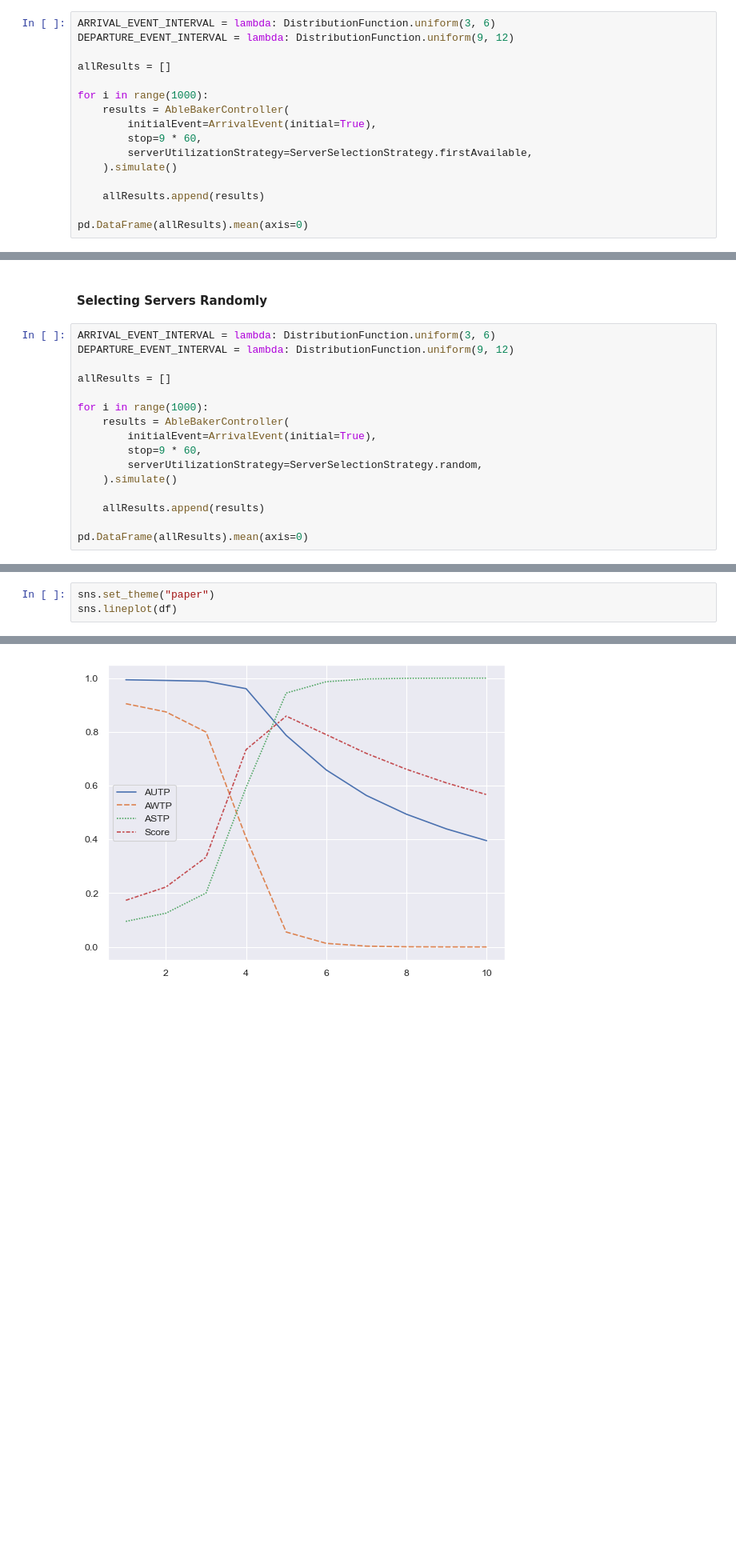
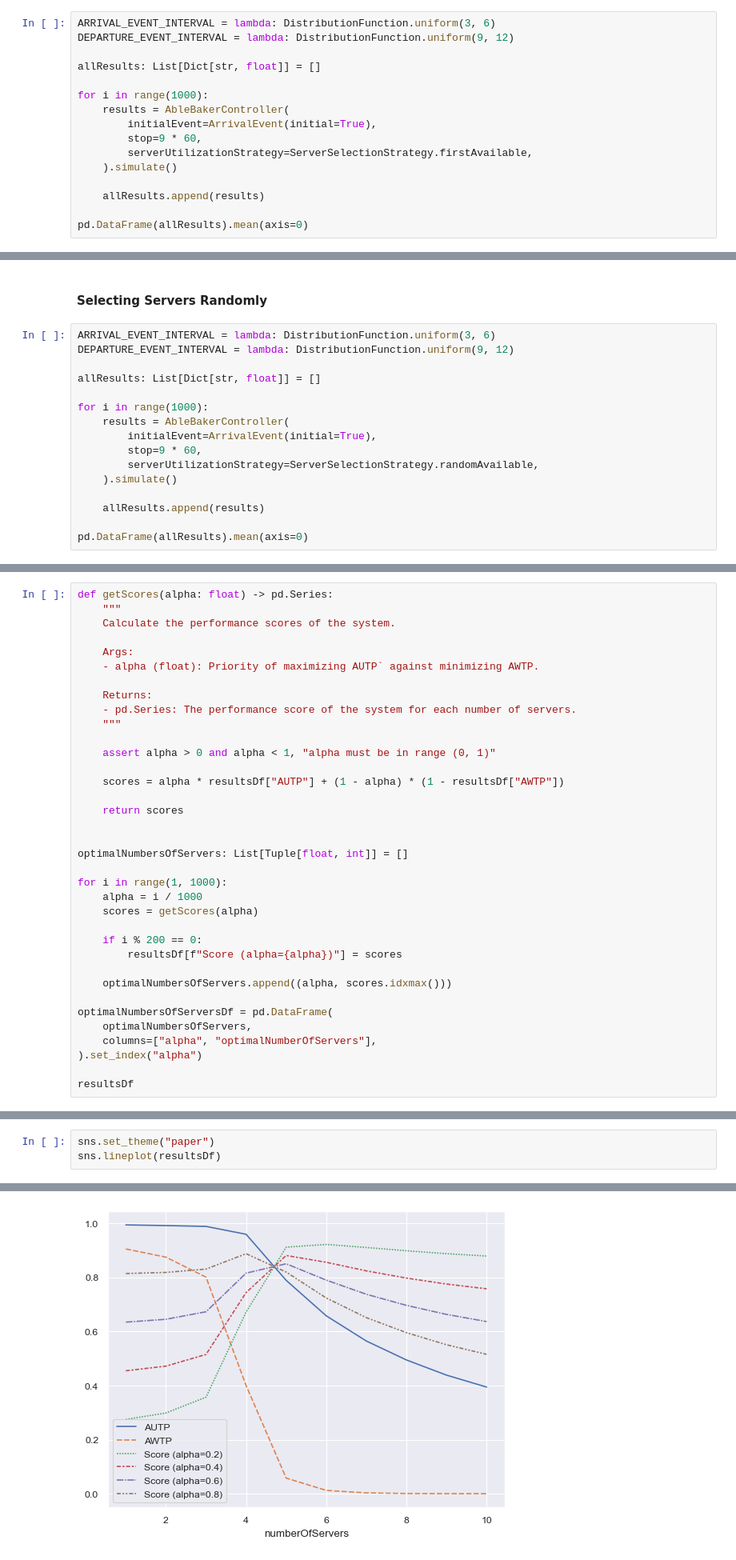
Before and after one commit to Hawmex/aut_principles_of_simulation, a Jupyter notebook: Class Assignments/assignment1_answer.ipynb, the cells around one changed output, grey strips where cells are left out. Shown at 80% size. Drawn from its saved outputs; the diff is of its cells as text; blank space fills up the shorter version.

Commit message:
improve results and fix typos

```diff
--- a/Class Assignments/assignment1_answer.ipynb
+++ b/Class Assignments/assignment1_answer.ipynb
@@ -382,7 +386,7 @@ provides insights into various performance metrics of the system.
 ARRIVAL_EVENT_INTERVAL = lambda: DistributionFunction.uniform(3, 6)
 DEPARTURE_EVENT_INTERVAL = lambda: DistributionFunction.uniform(9, 12)
 
-allResults = []
+allResults: List[Dict[str, float]] = []
 
 for i in range(1000):
     results = AbleBakerController(
@@ -406,13 +410,13 @@ dtype: float64
 ARRIVAL_EVENT_INTERVAL = lambda: DistributionFunction.uniform(3, 6)
 DEPARTURE_EVENT_INTERVAL = lambda: DistributionFunction.uniform(9, 12)
 
-allResults = []
+allResults: List[Dict[str, float]] = []
 
 for i in range(1000):
     results = AbleBakerController(
         initialEvent=ArrivalEvent(initial=True),
         stop=9 * 60,
-        serverUtilizationStrategy=ServerSelectionStrategy.random,
+        serverUtilizationStrategy=ServerSelectionStrategy.randomAvailable,
     ).simulate()
 
     allResults.append(results)
@@ -488,0 +501,36 @@ df
+# %%
+def getScores(alpha: float) -> pd.Series:
+    """
+    Calculate the performance scores of the system.
+
+    Args:
+    - alpha (float): Priority of maximizing AUTP` against minimizing AWTP.
+
+    Returns:
+    - pd.Series: The performance score of the system for each number of servers.
+    """
+
+    assert alpha > 0 and alpha < 1, "alpha must be in range (0, 1)"
+
+    scores = alpha * resultsDf["AUTP"] + (1 - alpha) * (1 - resultsDf["AWTP"])
+
+    return scores
+
+
+optimalNumbersOfServers: List[Tuple[float, int]] = []
+
+for i in range(1, 1000):
+    alpha = i / 1000
+    scores = getScores(alpha)
+
+    if i % 200 == 0:
+        resultsDf[f"Score (alpha={alpha})"] = scores
+
+    optimalNumbersOfServers.append((alpha, scores.idxmax()))
+
+optimalNumbersOfServersDf = pd.DataFrame(
+    optimalNumbersOfServers,
+    columns=["alpha", "optimalNumberOfServers"],
+).set_index("alpha")
+
+resultsDf
@@ -494,4 +572,4 @@ plot based on the DataFrame `df` containing the simulation results.
 # %%
 sns.set_theme("paper")
-sns.lineplot(df)
+sns.lineplot(resultsDf)
 # %% [output]
@@ -499 +577 @@ sns.lineplot(df)
-[figure, old version]
+[figure, new version]
```
Also changed, not shown: parts of 17 cells of this notebook, 1 other file.
